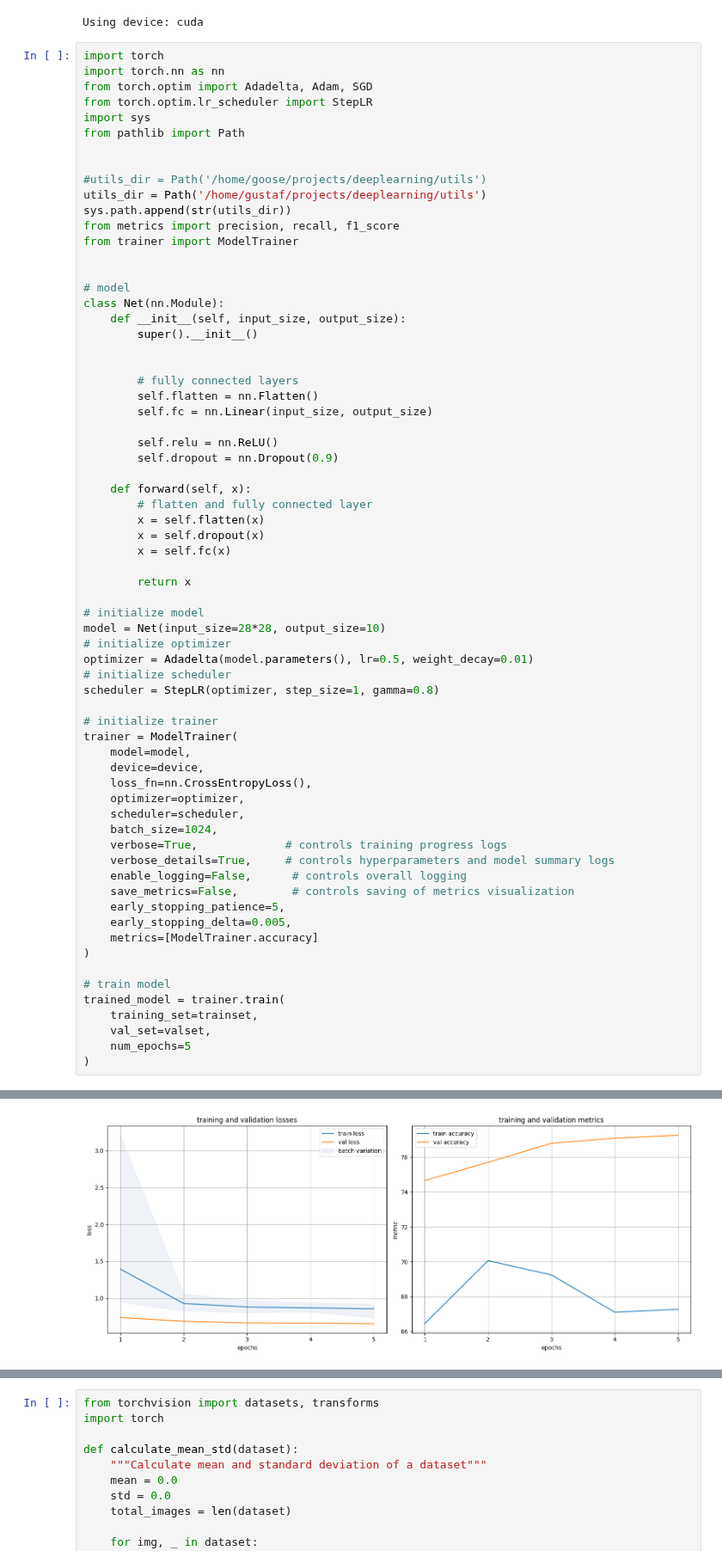
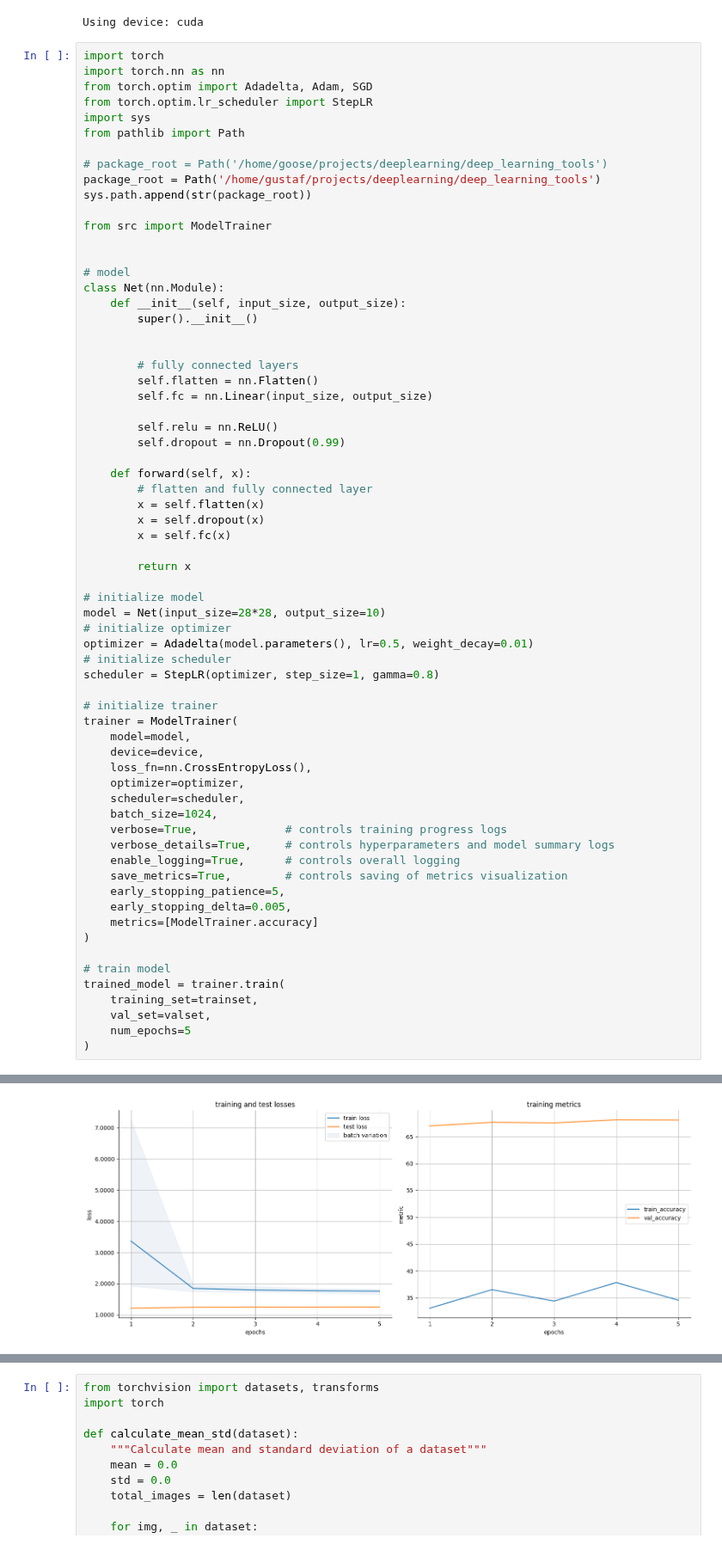
Before and after one commit to FutureGoose/OctaCycleCNN, a Jupyter notebook: exercises/w4/lek_functions_mnist.ipynb, the cells around one changed output, grey strips where cells are left out. Shown at 86% size. Cells and saved outputs as stored; diff of their text form.

```diff
--- a/exercises/w4/lek_functions_mnist.ipynb
+++ b/exercises/w4/lek_functions_mnist.ipynb
@@ -210,12 +210,11 @@ from torch.optim.lr_scheduler import StepLR
 import sys
 from pathlib import Path
 
+# package_root = Path('/home/goose/projects/deeplearning/deep_learning_tools')
+package_root = Path('/home/gustaf/projects/deeplearning/deep_learning_tools')
+sys.path.append(str(package_root))
 
-#utils_dir = Path('/home/goose/projects/deeplearning/utils')
-utils_dir = Path('/home/gustaf/projects/deeplearning/utils')
-sys.path.append(str(utils_dir))
-from metrics import precision, recall, f1_score
-from trainer import ModelTrainer
+from src import ModelTrainer
 
 
 # model
@@ -229,7 +228,7 @@ class Net(nn.Module):
         self.fc = nn.Linear(input_size, output_size)
 
         self.relu = nn.ReLU()
-        self.dropout = nn.Dropout(0.9)
+        self.dropout = nn.Dropout(0.99)
 
     def forward(self, x):
         # flatten and fully connected layer
@@ -256,8 +255,8 @@ trainer = ModelTrainer(
     batch_size=1024,
     verbose=True,             # controls training progress logs
     verbose_details=True,     # controls hyperparameters and model summary logs
-    enable_logging=False,      # controls overall logging
-    save_metrics=False,        # controls saving of metrics visualization
+    enable_logging=True,      # controls overall logging
+    save_metrics=True,        # controls saving of metrics visualization
     early_stopping_patience=5,
     early_stopping_delta=0.005,
     metrics=[ModelTrainer.accuracy]
@@ -283,8 +282,8 @@ Validation loss decreased (0.6635 --> 0.6536). Saving model.
 
 === Hyperparameters ===
 ... (28 lines left out)
 Params size (MB): 0.03
 Estimated Total Size (MB): 3.32
 ========================================================================================================================
 ========================================================================================================================
-[figure, old version]
+[figure, new version]
```
Also changed, not shown: parts of 4 cells of this notebook, 5 other files.
